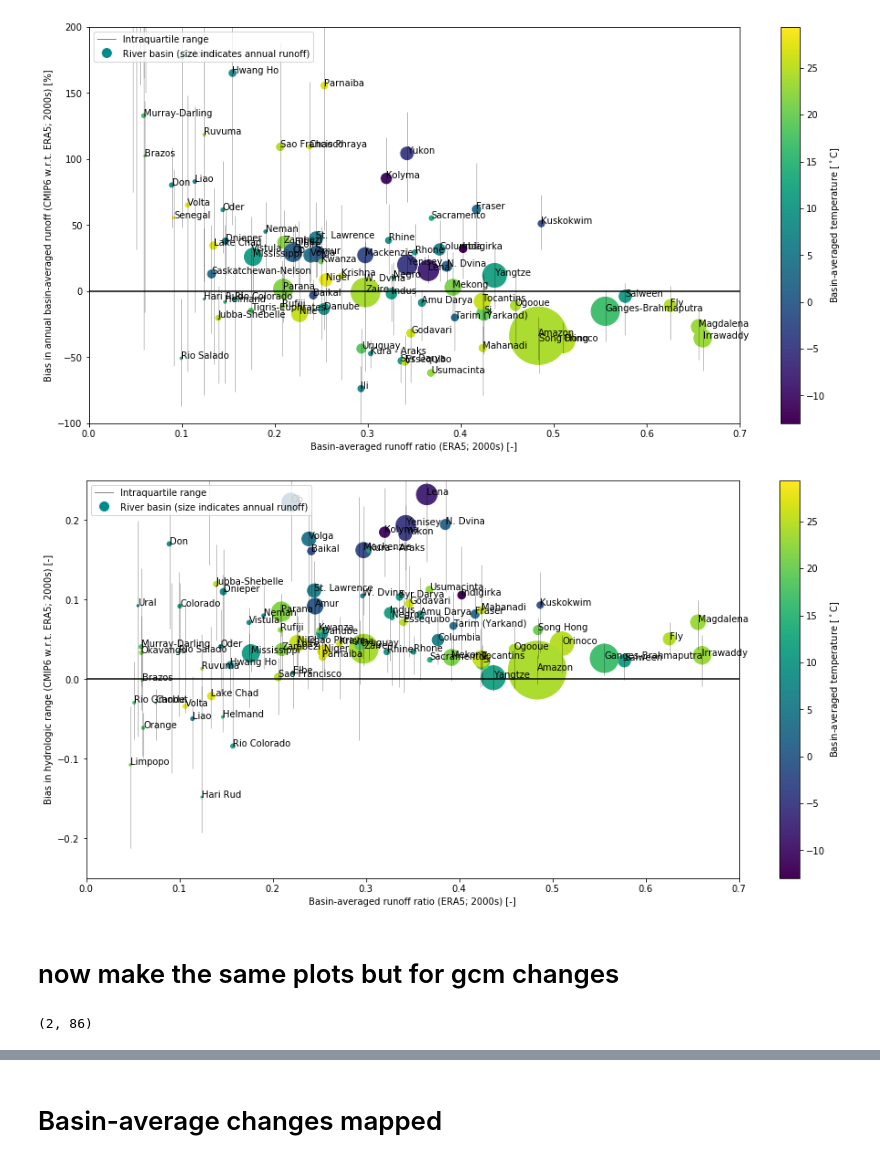
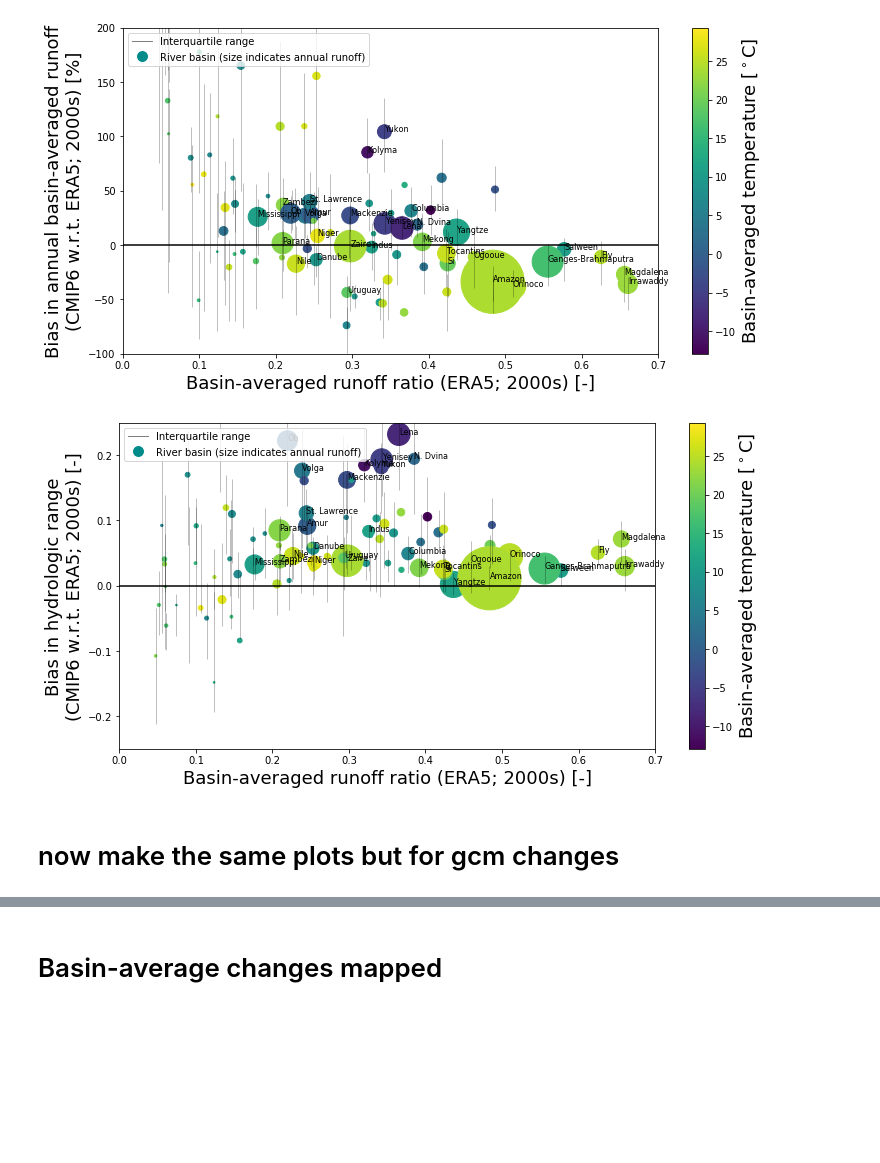
Before and after one commit to orianac/futuredrought, a Jupyter notebook: basins_scatter.ipynb, the cells around one changed output, grey strips where cells are left out. Cells and saved outputs as stored; diff of their text form; code cells hidden in the pictures; blank space fills up the shorter version.

```diff
--- a/basins_scatter.ipynb
+++ b/basins_scatter.ipynb
@@ -102,3 +102,4 @@ basins_to_test = gpd.read_file(PATH_TO_SHAPEFILE)
 # Remove the basins that don't have geometries attached to them
 basins_to_test = basins_to_test[basins_to_test.geometry!=None]
 basins_to_test = basins_to_test[~np.isnan(basins_to_test['mean'])]
+basins_to_test.index = basins_to_test['NAME']
@@ -146,21 +141,22 @@ def scatter_errorbar_plot(x_placement, y_placement, error_bars,
                c=colors)
     for i in range(len(y_placement)):
         if y_placement[i] <y_limits[1]:
-            plt.text(x_placement[i],
-                     y_placement[i],
-                     labels[i], size=8)
+            if sizes[i] > 100:
+                plt.text(x_placement[i],
+                         y_placement[i],
+                         labels[i], size=8)
     plt.xlim(x_limits)
     plt.ylim(y_limits)
     plt.axhline(0, color='k')
     plt.xlabel(x_label, size=18)
     plt.ylabel(y_label, size=18)
-    plt.colorbar(scatterplot, label=c_label)
-
+    cbar = plt.colorbar(scatterplot, )
+    cbar.set_label(label=c_label, size=18)
     from matplotlib.patches import Patch
     from matplotlib.lines import Line2D
     from matplotlib.patches import Circle
 
-    legend_elements = [Line2D([0], [0], color='k', lw=1, label='Intraquartile range', alpha=0.5,),
+    legend_elements = [Line2D([0], [0], color='k', lw=1, label='Interquartile range', alpha=0.5,),
                       Line2D(range(1), range(1), color='w', marker='o', markerfacecolor="darkcyan",
                              label='River basin (size indicates annual runoff)', markersize=12),]
 
@@ -176,26 +172,26 @@ scatter_errorbar_plot(new_basins[new_basins['Sufficient'] > 9]['runoff_ratio'].v
                       [0,0.7],
                       [-100,200],
                       'Basin-averaged runoff ratio (ERA5; 2000s) [-]',
-                       'Bias in annual basin-averaged runoff (CMIP6 w.r.t. ERA5; 2000s) [%]' ,
+                       'Bias in annual basin-averaged runoff\n(CMIP6 w.r.t. ERA5; 2000s) [%]' ,
                       'Basin-averaged temperature [$^\circ$C]',
                       '../figures/basin_scatter_plot_mean_smaller.svg')
 # %% [output]
-[figure, old version]
+[figure, new version]
 # %%
 scatter_errorbar_plot(new_basins[new_basins['Sufficient'] > 9]['runoff_ratio'].values,
                      std_biases,
                       std_errors,
                       new_basins[new_basins['Sufficient'] > 9]['NAME'].values,
                       new_basins['mean_temp'][new_basins['Sufficient'] >9].values-273.15,
                      (new_basins['mean']*new_basins['Sufficient'])[new_basins['Sufficient'] > 9 ].values*100,
                       [0,0.7],
                       [-0.25,0.25],
                       'Basin-averaged runoff ratio (ERA5; 2000s) [-]',
-                      'Bias in hydrologic range (CMIP6 w.r.t. ERA5; 2000s) [-]',
+                      'Bias in hydrologic range\n(CMIP6 w.r.t. ERA5; 2000s) [-]',
                       'Basin-averaged temperature [$^\circ$C]',
-                      '../figures/basin_scatter_plot_mean_smaller.svg')
+                      '../figures/basin_scatter_plot_h_range_smaller.svg')
 # %% [output]
-[figure, old version]
+[figure, new version]
 # %% [markdown]
 # now make the same plots but for gcm changes
 # %%
@@ -252,10 +248,6 @@ full_gcm_change_h_ranges_df = pd.concat([h_ranges_metric_df, new_basins[['mean_t
                                                                          'runoff_ratio',
                                                                          'mean_runoff']]], axis=1)
 full_gcm_change_h_ranges_df = full_gcm_change_h_ranges_df[~np.isnan(full_gcm_change_h_ranges_df['mean_temp'])]
-# %%
-np.shape(full_gcm_change_means_df[['upper_error', 'lower_error']].transpose())
-# %% [output]
-(2, 86)
 # %%
 scatter_errorbar_plot(full_gcm_change_means_df['runoff_ratio'].values,
                      full_gcm_change_means_df['median'].values*100,
```
Also changed, not shown: parts of 15 cells of this notebook, 2 other files.
